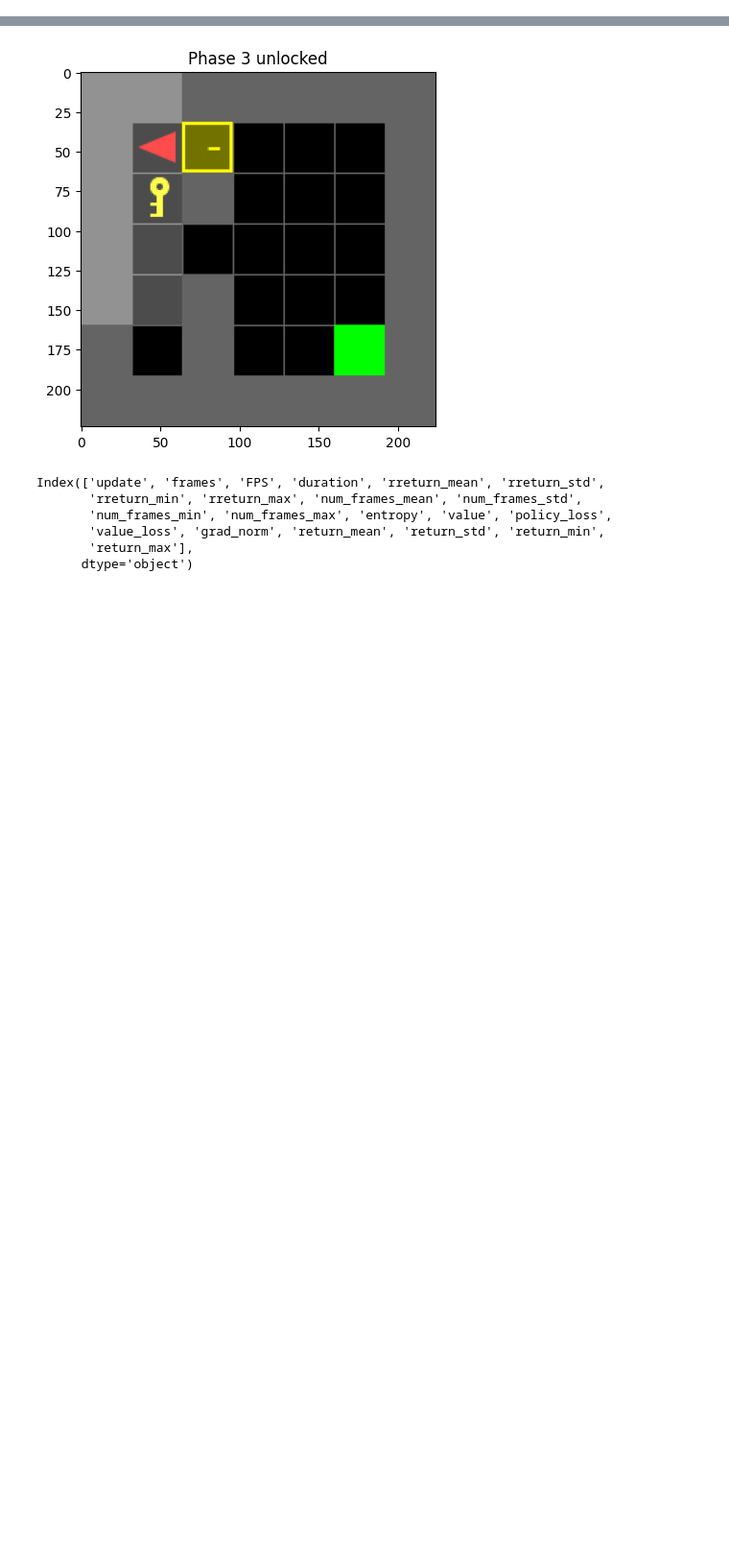
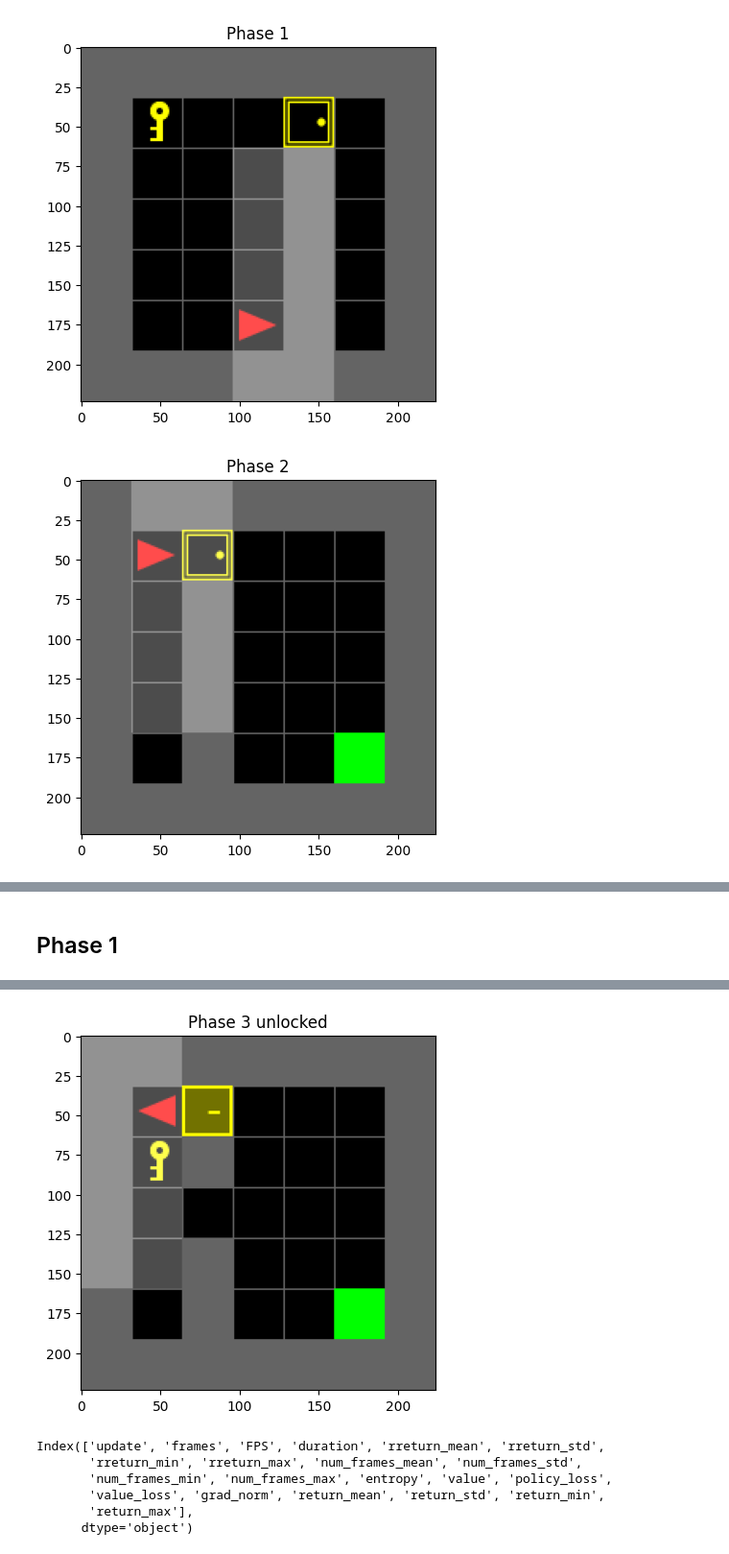
Before and after one commit to lcswillems/rl-starter-files, a Jupyter notebook: try_stuff.ipynb, the cells around one changed output, grey strips where cells are left out. Shown at 96% size. Cells and saved outputs as stored; diff of their text form; code cells hidden in the pictures; blank space fills up the shorter version.

```diff
--- a/try_stuff.ipynb
+++ b/try_stuff.ipynb
@@ -20,11 +15 @@ names = ["Phase 1 locked", "Phase 1 unlocked", "Phase 2 locked", "Phase 2 unlock
-# %%
-for name, env in zip(names, envs):
-    env.reset()
-    img = env.render()
-
-    # Plot the rendered image
-    plt.imshow(img)
-    plt.title(name)
-    plt.show()
-    # plt.close()
 # %%
@@ -35,0 +17,12 @@ for _ in range(100):
+# %%
+env_p1 = PhasicDoorKeyEnv(phase=1, size=7, render_mode="rgb_array")
+env_p2 = PhasicDoorKeyEnv(phase=2, size=7, render_mode="rgb_array")
+env_p3 = PhasicDoorKeyEnv(phase=3, size=7, render_mode="rgb_array")
+
+show_envs = [env_p1, env_p2, env_p3]
+# %%
+for i, env in enumerate(show_envs):
+    plot_env(env, str(i+1))
+# %% [output]
+[figure, added]
+[figure, added]
@@ -35,0 +35,2 @@ for _ in range(100):
+# %% [markdown]
+## Phase 1
```
Also changed, not shown: parts of 11 cells of this notebook, 4 other files.
